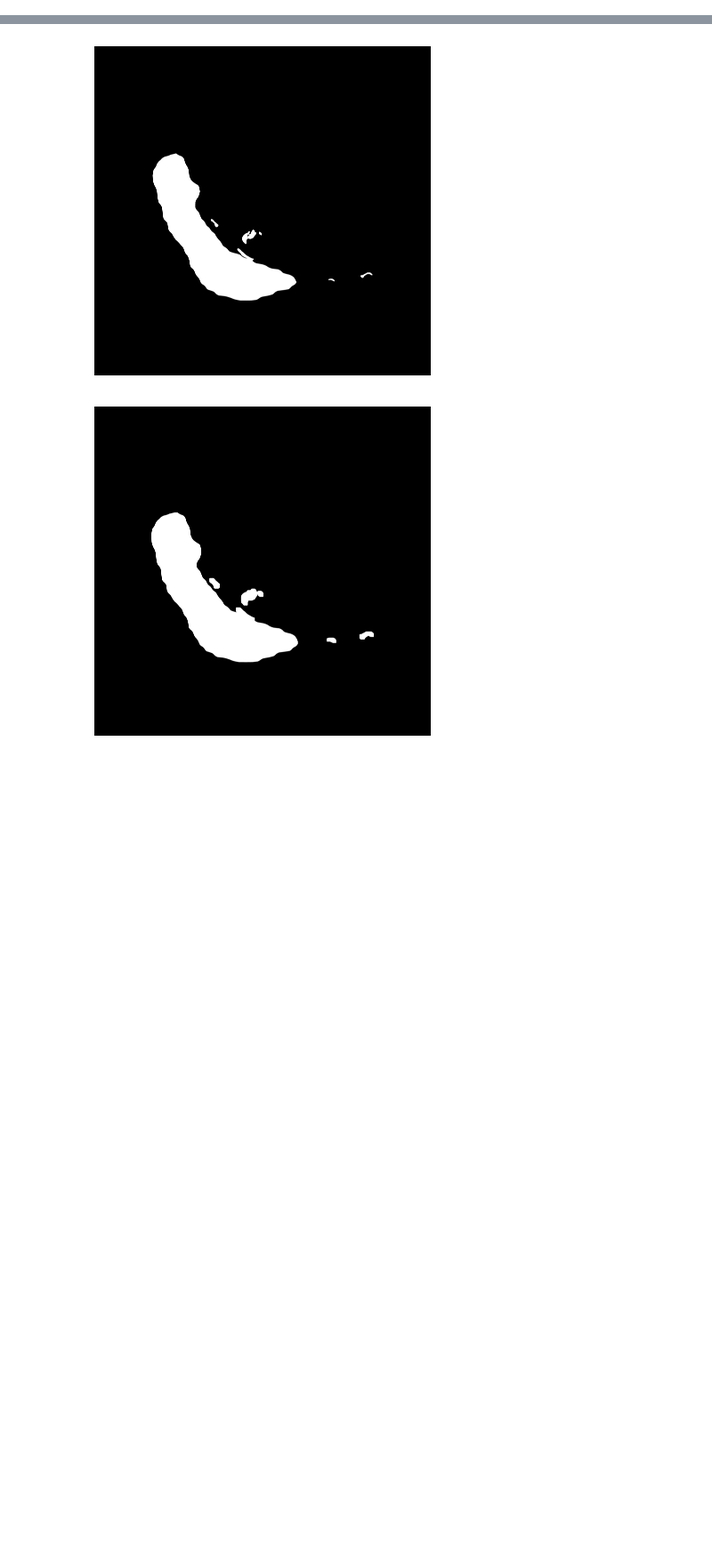
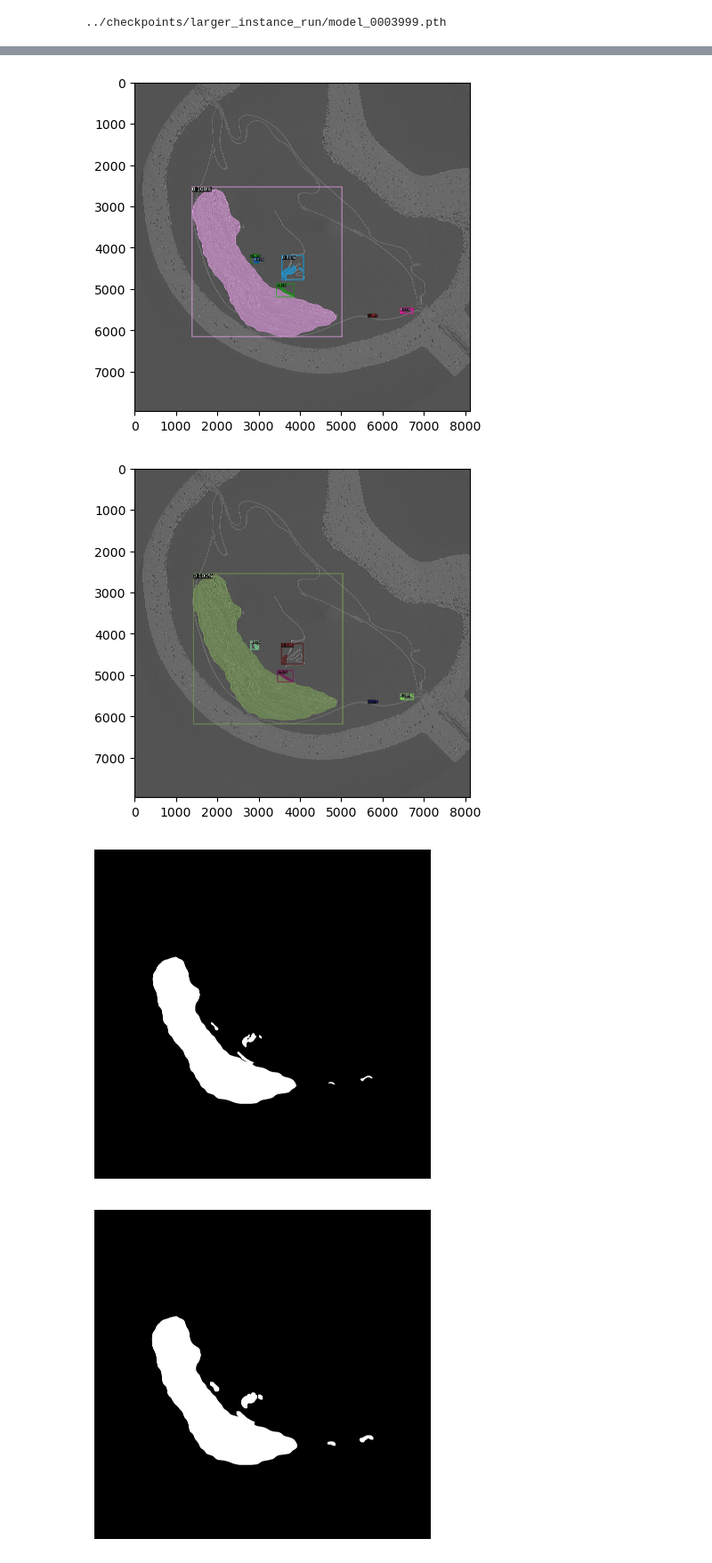
Before and after one commit to JamesDarby345/detect-a-scroll, a Jupyter notebook: demo/make_masks.ipynb, the cells around one changed output, grey strips where cells are left out. Shown: that part at 89% size. Saved outputs shown, nothing was run; the diff lists cells and outputs as text; code cells hidden in the pictures; blank space fills up the shorter version.

```diff
--- a/demo/make_masks.ipynb
+++ b/demo/make_masks.ipynb
@@ -57,9 +85,13 @@ trainer.resume_or_load(resume=True) #Load a pretrained model if available (resum
+# %%
+print(cfg.OUTPUT_DIR + '/larger_instance_run/model_0003999.pth')
+# %% [output]
+../checkpoints/larger_instance_run/model_0003999.pth
 # %%
-cfg.MODEL.WEIGHTS = os.path.join(cfg.OUTPUT_DIR, "model_0003999.pth")  # path to the model we just trained
+cfg.MODEL.WEIGHTS = cfg.OUTPUT_DIR + "/larger_instance_run/model_0003999.pth"  # path to the model we just trained
 cfg.MODEL.ROI_HEADS.SCORE_THRESH_TEST = 0.5   # set a custom testing threshold
 predictor = DefaultPredictor(cfg)
 
-cfg.MODEL.WEIGHTS = os.path.join(cfg.OUTPUT_DIR, "model_0004499.pth")  # path to the model we just trained
+cfg.MODEL.WEIGHTS = cfg.OUTPUT_DIR + "/larger_instance_run/model_ends_of_scroll.pth"  # path to the model we just trained
 cfg.MODEL.ROI_HEADS.SCORE_THRESH_TEST = 0.5   # set a custom testing threshold
 predictorf = DefaultPredictor(cfg)
 
@@ -82,3 +114,4 @@ outf = vf.draw_instance_predictions(outputsf["instances"].to("cpu"))
 
 plt.imshow(outf.get_image()[:, :, ::-1])
 plt.show()
+# %% [output]
@@ -85,3 +120,5 @@ plt.show()
+[figure, added]
+[figure, added]
 # %%
 import cv2
 import numpy as np
```
Also changed, not shown: parts of 7 cells of this notebook, 7 other files.
